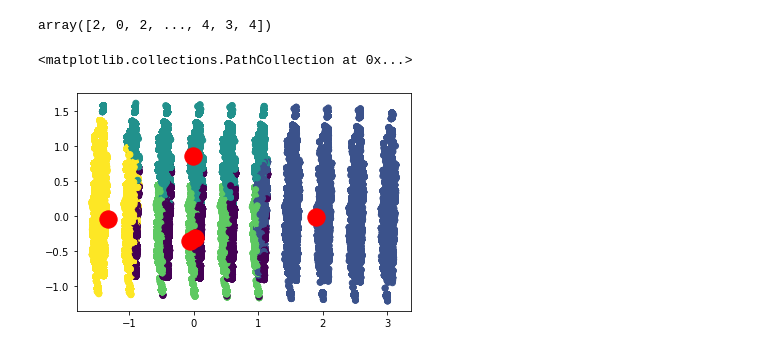
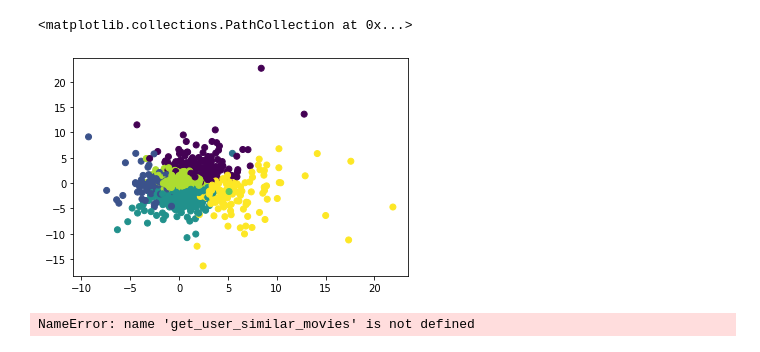
Before and after one commit to red-dot-org/recommendation-model, a Jupyter notebook: NB#2 - Machine Learning Model.ipynb, the cells around one changed output. Saved outputs shown, nothing was run; the diff lists cells and outputs as text; code cells hidden in the pictures.

```diff
--- a/NB#2 - Machine Learning Model.ipynb
+++ b/NB#2 - Machine Learning Model.ipynb
@@ -41,0 +98,4 @@ plt.show()
+# %%
+kmeans = KMeans(n_clusters=9, random_state=0).fit(final_movie)
+cluster_pred = kmeans.predict(final_movie)
+cluster_pred
@@ -42,9 +120,9 @@ plt.show()
 # %%
-x = df_droped.values
-pca = PCA(n_components= 7)
+x = final_movie.values
+pca = PCA(n_components= 2, random_state=0)
 pca.fit_transform(x)
 principalComponents = pca.fit_transform(x)
 principalDf = pd.DataFrame(data = principalComponents
-             , columns = ['PCA1','PCA2','PCA3','PCA4','PCA5','PCA6','PCA7'])
+             , columns = ['PCA1','PCA2'])
 principalDf
 # %% [output]
@@ -64,14 +141,0 @@ principalDf
-# %%
-distortions = []
-num_clusters =  range(1,20)
-
-
-for n in num_clusters:
-    kmeans = KMeans(n_clusters=n, random_state=0)
-    kmeans.fit(principalDf)
-    distortions.append(kmeans.inertia_)
-
-elbow_plot = pd.DataFrame({'num_clusters': num_clusters, 'distortions': distortions})
-sns.lineplot(x='num_clusters', y='distortions', data = elbow_plot)
-plt.xticks(num_clusters)
-plt.show()
@@ -80,12 +142,5 @@ plt.show()
-# %%
-kmeans = KMeans(n_clusters=5, random_state=0).fit(principalDf)
-cluster_pred = kmeans.predict(principalDf)
-cluster_pred
-# %% [output]
-array([2, 0, 2, ..., 4, 3, 4])
 # %%
 plt.scatter(principalDf['PCA1'], principalDf['PCA2'], c=cluster_pred)
-plt.scatter(kmeans.cluster_centers_[:, 0], kmeans.cluster_centers_[:, 1], s=300, c='red', label = 'Centroids')
 # %% [output]
 <matplotlib.collections.PathCollection at 0x...>
-[figure, old version]
+[figure, new version]
@@ -91,0 +154,6 @@ plt.scatter(kmeans.cluster_centers_[:, 0], kmeans.cluster_centers_[:, 1], s=300,
+# %%
+a = get_user_similar_movies(1,2)
+a = a.loc[ : , ['rating_x_x','rating_x_y','title']]
+a.head()
+# %% [output]
+NameError: name 'get_user_similar_movies' is not defined
```
Also changed, not shown: parts of 13 cells of this notebook.
